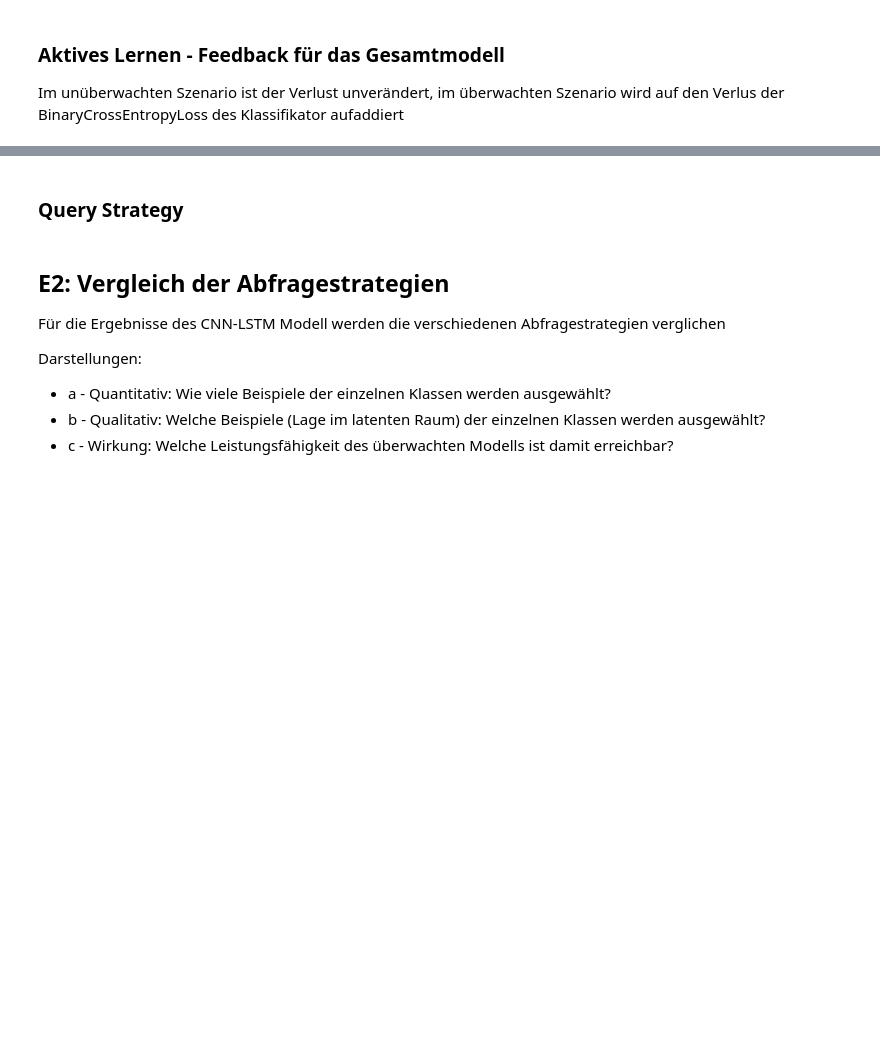
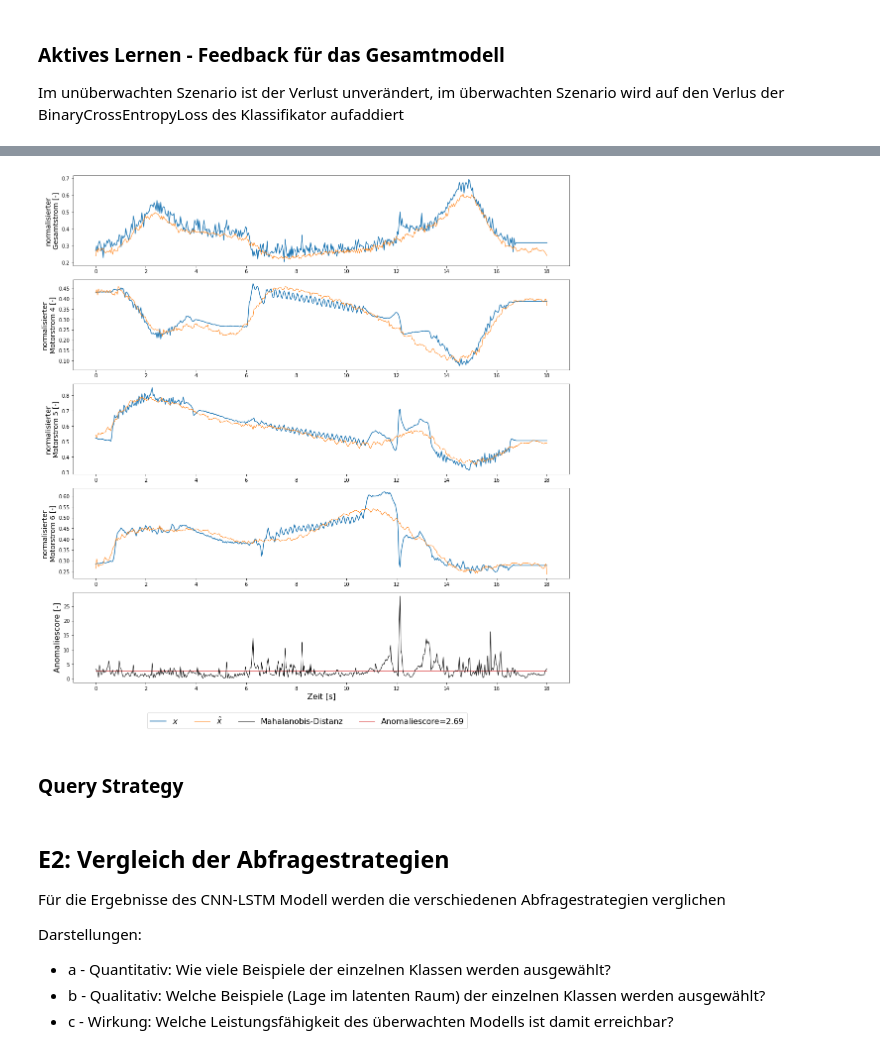
Before and after one commit to dmholtz/deep-anomaly-detection, a Jupyter notebook: DAAD-AURSAD-lib.ipynb, the cells around one changed output, grey strips where cells are left out. Saved outputs shown, nothing was run; the diff lists cells and outputs as text; code cells hidden in the pictures; blank space fills up the shorter version.

```diff
--- a/DAAD-AURSAD-lib.ipynb
+++ b/DAAD-AURSAD-lib.ipynb
@@ -479,42 +470,47 @@ def visualize_unsupervised_AD(label=0):
     time = np.linspace(0, 18, num=x.shape[1])
     time_ticks = np.arange(0, 20, step=2)
 
     num_plots = x.shape[2]+1
     fig, ax = plt.subplots(num_plots,1,figsize=(15,num_plots*3))
+    #fig, ax = plt.subplots(num_plots,1,figsize=(10,num_plots*3))
+
+    # linewidht
+    lw = 1
 
     def plot_series(ax, x, x_hat, ylabel):
         ax.plot(time, x, label=r'$x$')
-        ax.plot(time, x_hat, label=r'$\hat{x}$')
+        ax.plot(time, x_hat, label=r'$\hat{x}$', linewidth=lw)
 
         ax.set_xticks(time_ticks)
         #ax.set_xlabel("normalisierte Zeit [-]", fontsize=14)
         ax.set_ylabel(ylabel, fontsize=14)
 
 
     # Gesamtstrom
     plot_series(ax[0], x[s,:,1], x_hat[s,:,1], "normalisierter\nGesamtstrom [-]")
     # Achse 4
     plot_series(ax[1], x[s,:,2], x_hat[s,:,2], "normalisierter\nMotorstrom 4 [-]")
     # Achse 5
     plot_series(ax[2], x[s,:,3], x_hat[s,:,3], "normalisierter\nMotorstrom 5 [-]")
-    # Achse 5
+    # Achse 6
     plot_series(ax[3], x[s,:,0], x_hat[s,:,0], "normalisierter\nMotorstrom 6 [-]")
 
-    ax[-1].plot(time, a[s,:], c="k", label='Mahalanobis-Distanz')
-    ax[-1].hlines(anomaly_score, 0, time[-1], color='tab:red', label=f'Anomaliescore={anomaly_score}')
+    ax[-1].plot(time, a[s,:], c="k", label='Mahalanobis-Distanz', linewidth=lw)
+    ax[-1].hlines(anomaly_score, 0, time[-1], color='tab:red', label=f'Anomaliescore={anomaly_score}', linewidth=lw)
     ax[-1].set_xticks(time_ticks)
-    ax[-1].set_xlabel("Zeit [s]", fontsize=14)
-    ax[-1].set_ylabel('Anomaliescore [-]', fontsize=14)
-    #ax[-1].legend(["mahalanobis", str(np.mean(a[s,:]))])
+    ax[-1].set_xlabel("Zeit [s]", fontsize=16)
+    ax[-1].set_ylabel('Anomaliescore [-]', fontsize=16)
 
     handles, labels = [(a + b) for a, b in zip(ax[0].get_legend_handles_labels(), ax[-1].get_legend_handles_labels())]
 
-    fig.legend(handles, labels, loc='lower center', bbox_to_anchor = (0.5,-0.03), ncol=4, fontsize=14)
+    fig.legend(handles, labels, loc='lower center', bbox_to_anchor = (0.5,-0.05), ncol=4, fontsize=16)
     fig.tight_layout()
-    #fig.savefig('figures/unsupervised_anomaly.pdf', bbox_inches='tight')
+    #fig.savefig('figures/unsupervised_normal.pdf', bbox_inches='tight')
 
 #show_anomaly_score(label=0)
 visualize_unsupervised_AD(label=0)
+# %% [output]
+[figure, added]
 # %%
 def mse(x_true, x_pred):
 
```
Also changed, not shown: parts of 6 cells of this notebook, 11 other files.
